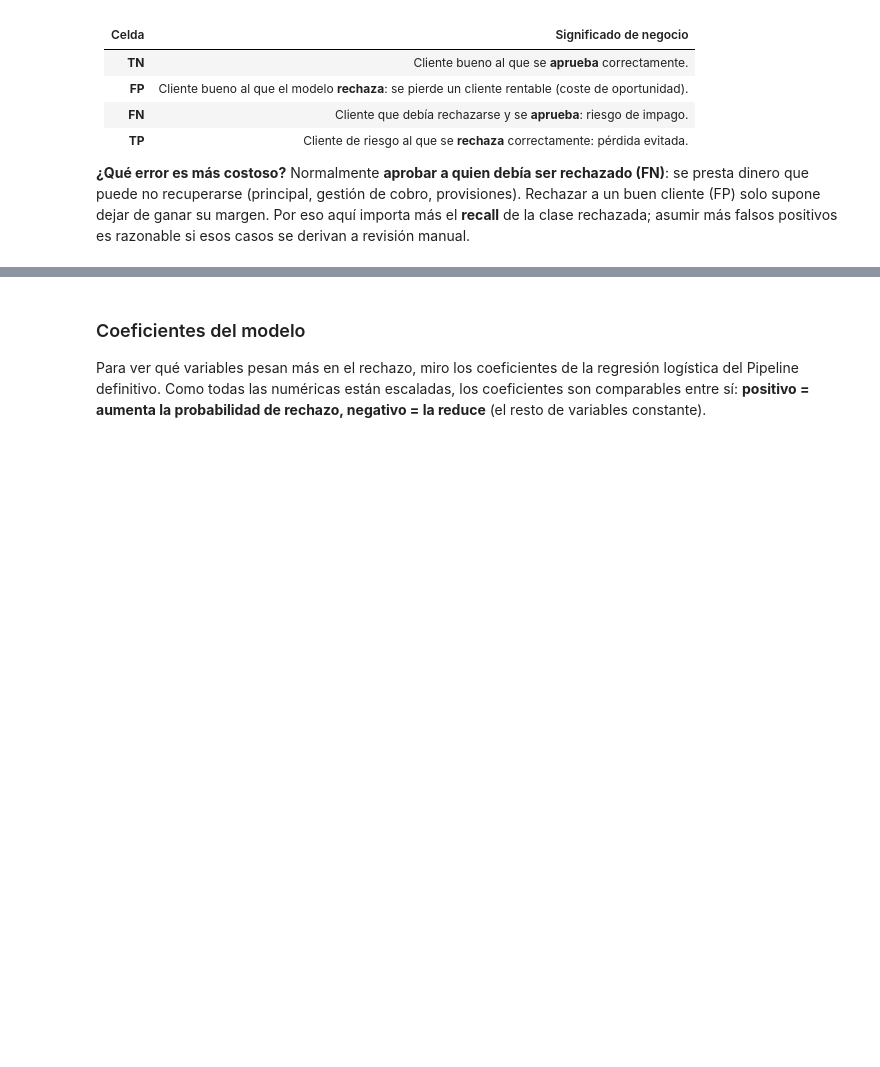
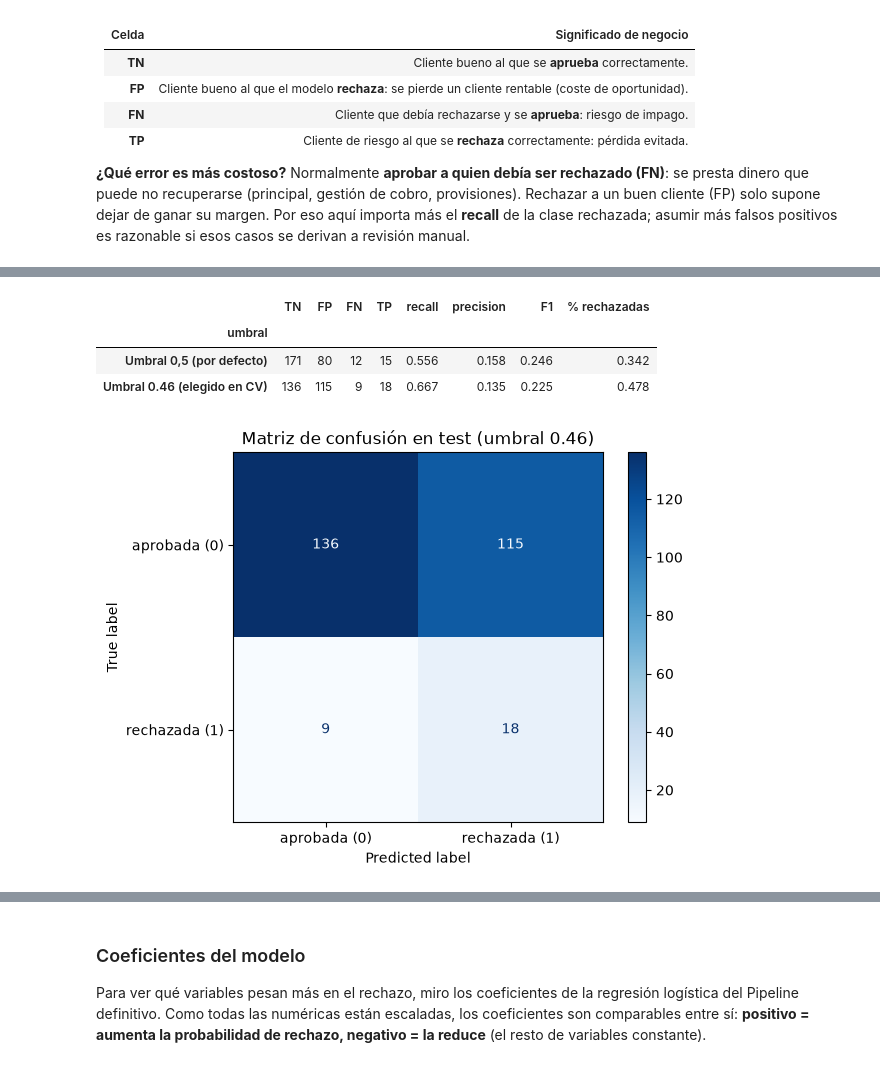
Before and after one commit to RAnteloR/Ejercicio-Tarjeta-de-creditos, a Jupyter notebook: AnteloRamirez_Raul_tarjetas_credito.ipynb, the cells around one changed output, grey strips where cells are left out. Drawn from its saved outputs; the diff is of its cells as text; code cells hidden in the pictures; blank space fills up the shorter version.

Commit message:
Correciones varias sobre matriz de confusion

```diff
--- a/AnteloRamirez_Raul_tarjetas_credito.ipynb
+++ b/AnteloRamirez_Raul_tarjetas_credito.ipynb
@@ -654,0 +661,21 @@ TN=171  FP=80  FN=12  TP=15
+# %%
+from sklearn.model_selection import cross_val_predict
+
+# Probabilidades out-of-fold sobre train: cada cliente se predice con un modelo que no lo vio
+proba_oof = cross_val_predict(pipe, X_train, y_train, cv=skf, method="predict_proba")[:, 1]
+
+RECALL_OBJETIVO = 0.60   # decisión de negocio: qué fracción de rechazos reales queremos detectar
+umbrales_grid = np.round(np.arange(0.20, 0.71, 0.01), 2)
+filas = []
+for t in umbrales_grid:
+    pred = proba_oof >= t
+    filas.append({"umbral": t,
+                  "recall": recall_score(y_train, pred),
+                  "precision": precision_score(y_train, pred, zero_division=0),
+                  "% rechazadas": pred.mean()})
+tabla_umbral = pd.DataFrame(filas).set_index("umbral")
+
+# Umbral más alto (el menos agresivo) que cumple el recall objetivo
+umbral_elegido = tabla_umbral[tabla_umbral["recall"] >= RECALL_OBJETIVO].index.max()
+print(f"Umbral elegido con CV sobre train: {umbral_elegido}")
+tabla_umbral.loc[[0.60, 0.55, 0.50, 0.45, 0.40, 0.35, 0.30, umbral_elegido]].sort_index(ascending=False).round(3)
@@ -654,0 +694,23 @@ TN=171  FP=80  FN=12  TP=15
+# %%
+# Evaluación en test, una sola vez: umbral 0,5 (por defecto) frente al umbral elegido
+proba_test = pipe.predict_proba(X_test)[:, 1]
+filas = []
+for nombre, t in [("Umbral 0,5 (por defecto)", 0.5), (f"Umbral {umbral_elegido} (elegido en CV)", umbral_elegido)]:
+    pred = proba_test >= t
+    tn_, fp_, fn_, tp_ = confusion_matrix(y_test, pred).ravel()
+    filas.append({"umbral": nombre, "TN": tn_, "FP": fp_, "FN": fn_, "TP": tp_,
+                  "recall": recall_score(y_test, pred), "precision": precision_score(y_test, pred),
+                  "F1": f1_score(y_test, pred), "% rechazadas": pred.mean()})
+pd.DataFrame(filas).set_index("umbral").round(3)
+# %% [output]
+|  | TN | FP | FN | TP | recall | precision | F1 | % rechazadas |
+| umbral |  |  |  |  |  |  |  |  |
+| Umbral 0,5 (por defecto) | 171 | 80 | 12 | 15 | 0.556 | 0.158 | 0.246 | 0.342 |
+| Umbral 0.46 (elegido en CV) | 136 | 115 | 9 | 18 | 0.667 | 0.135 | 0.225 | 0.478 |
+# %%
+# Matriz de confusión con el umbral elegido
+y_pred_umbral = proba_test >= umbral_elegido
+ConfusionMatrixDisplay(confusion_matrix(y_test, y_pred_umbral), display_labels=["aprobada (0)", "rechazada (1)"]).plot(cmap="Blues")
+plt.title(f"Matriz de confusión en test (umbral {umbral_elegido})"); plt.grid(False); plt.show()
+# %% [output]
+[figure, added]
```
Also changed, not shown: parts of 12 cells of this notebook, 1 other file.
